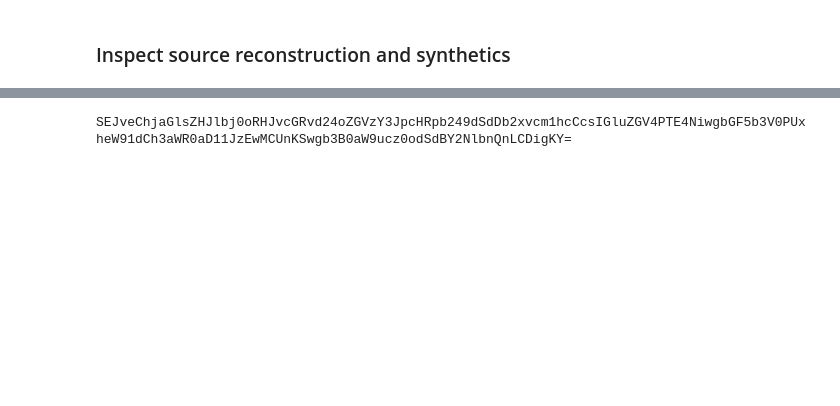
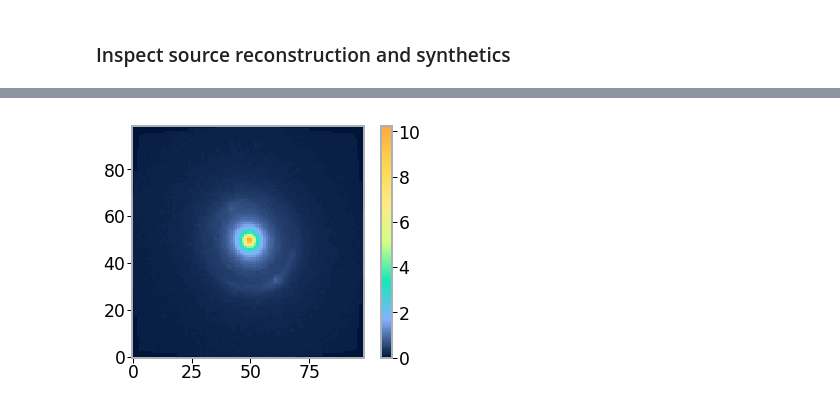
Before and after one commit to phdenzel/slacs-match, a Jupyter notebook: matching_test.ipynb, the cells around one changed output, grey strips where cells are left out. Cells and saved outputs as stored; diff of their text form; code cells hidden in the pictures; blank space fills up the shorter version.

```diff
--- a/matching_test.ipynb
+++ b/matching_test.ipynb
@@ -179,19 +138,11 @@ SEJveChjaGlsZHJlbj0oRHJvcGRvd24oZGVzY3JpcHRpb249dSdDb2xvcm1hcCcsIGluZGV4PTE4Niwg
 # %%
-%matplotlib notebook
-synth = reconsrc.reproj_map(method='minres', use_psf=False, use_mask=True)
+# %matplotlib notebook
+synth = reconsrc.reproj_map(method='lsqr', use_psf=False, use_mask=True)
 
 fig, ax = plt.subplots()
-plt_out = plt.imshow(synth, cmap=gcl.GLEAMcmaps.vilux)
+plt_out = plt.imshow(synth, origin='lower', cmap='vilux')
 cb = plt.colorbar()
 
-# msk = np.zeros(reconsrc.mask.shape + (4,))
-# msk[:, :, 3] = reconsrc.mask
-# plt.imshow(msk)
-
-# msk = np.zeros(reconsrc.image_mask().shape + (4,))
-# msk[:, :, 3] = reconsrc.image_mask()
-# plt.imshow(msk)
-
-clrbar = IPColorbar(cb, plt_out)
-clrbar.connect()
+# clrbar = IPColorbar(cb, plt_out)
+# clrbar.connect()
 # %% [output]
@@ -200,2 +149,2 @@ clrbar.connect()
-SEJveChjaGlsZHJlbj0oRHJvcGRvd24oZGVzY3JpcHRpb249dSdDb2xvcm1hcCcsIGluZGV4PTE4NiwgbGF5b3V0PUxheW91dCh3aWR0aD11JzEwMCUnKSwgb3B0aW9ucz0odSdBY2NlbnQnLCDigKY=
+[figure, added]
 # %%
```
Also changed, not shown: parts of 20 cells of this notebook, 6 other files.
